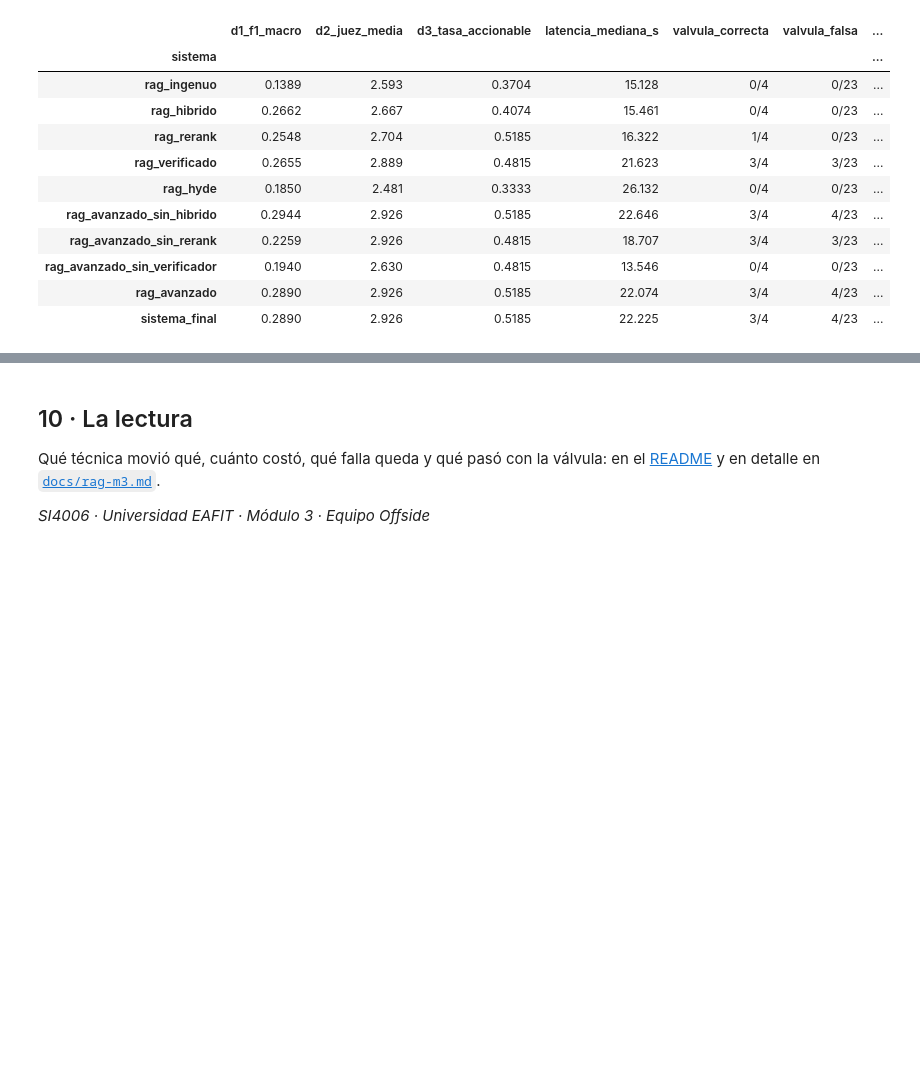
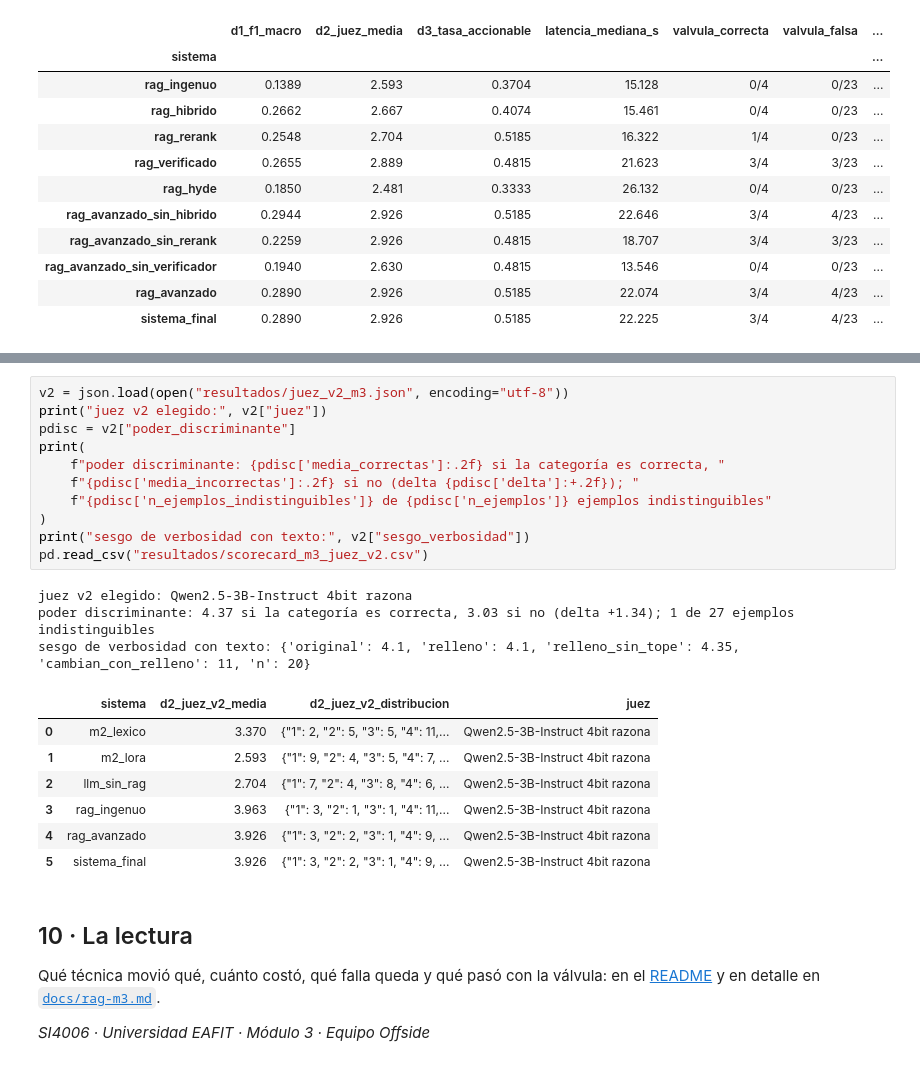
Before and after one commit to JeanCarloLond/offside-londono-garces-ospina, a Jupyter notebook: proyecto1/notebooks/M3_RAG_agentico.ipynb, the cells around one changed output, grey strips where cells are left out. Saved outputs shown, nothing was run; the diff lists cells and outputs as text; blank space fills up the shorter version.

```diff
--- a/proyecto1/notebooks/M3_RAG_agentico.ipynb
+++ b/proyecto1/notebooks/M3_RAG_agentico.ipynb
@@ -603,3 +648,25 @@ Sanity check del juez RAGAS: 8/8
+# %%
+v2 = json.load(open("resultados/juez_v2_m3.json", encoding="utf-8"))
+print("juez v2 elegido:", v2["juez"])
+pdisc = v2["poder_discriminante"]
+print(
+    f"poder discriminante: {pdisc['media_correctas']:.2f} si la categoría es correcta, "
+    f"{pdisc['media_incorrectas']:.2f} si no (delta {pdisc['delta']:+.2f}); "
+    f"{pdisc['n_ejemplos_indistinguibles']} de {pdisc['n_ejemplos']} ejemplos indistinguibles"
+)
+print("sesgo de verbosidad con texto:", v2["sesgo_verbosidad"])
+pd.read_csv("resultados/scorecard_m3_juez_v2.csv")
+# %% [output]
+juez v2 elegido: Qwen2.5-3B-Instruct 4bit razona
+poder discriminante: 4.37 si la categoría es correcta, 3.03 si no (delta +1.34); 1 de 27 ejemplos indistinguibles
+sesgo de verbosidad con texto: {'original': 4.1, 'relleno': 4.1, 'relleno_sin_tope': 4.35, 'cambian_con_relleno': 11, 'n': 20}
+|  | sistema | d2_juez_v2_media | d2_juez_v2_distribucion | juez |
+| 0 | m2_lexico | 3.370 | {"1": 2, "2": 5, "3": 5, "4": 11,... | Qwen2.5-3B-Instruct 4bit razona |
+| 1 | m2_lora | 2.593 | {"1": 9, "2": 4, "3": 5, "4": 7, ... | Qwen2.5-3B-Instruct 4bit razona |
+| 2 | llm_sin_rag | 2.704 | {"1": 7, "2": 4, "3": 8, "4": 6, ... | Qwen2.5-3B-Instruct 4bit razona |
+| 3 | rag_ingenuo | 3.963 | {"1": 3, "2": 1, "3": 1, "4": 11,... | Qwen2.5-3B-Instruct 4bit razona |
+| 4 | rag_avanzado | 3.926 | {"1": 3, "2": 2, "3": 1, "4": 9, ... | Qwen2.5-3B-Instruct 4bit razona |
+| 5 | sistema_final | 3.926 | {"1": 3, "2": 2, "3": 1, "4": 9, ... | Qwen2.5-3B-Instruct 4bit razona |
 # %% [markdown]
 ## 10 · La lectura
 
```
Also changed, not shown: parts of 21 cells of this notebook, 17 other files.
